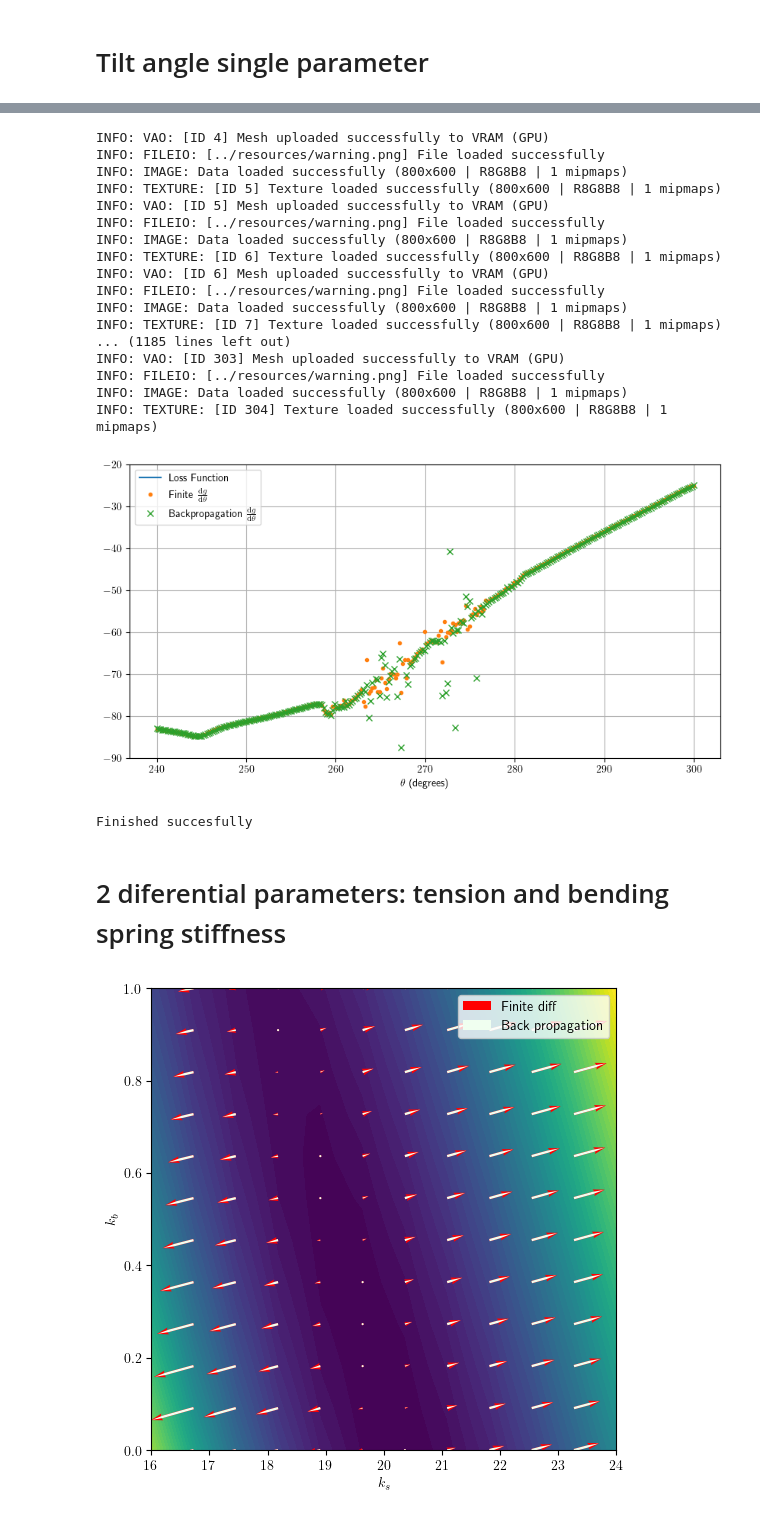
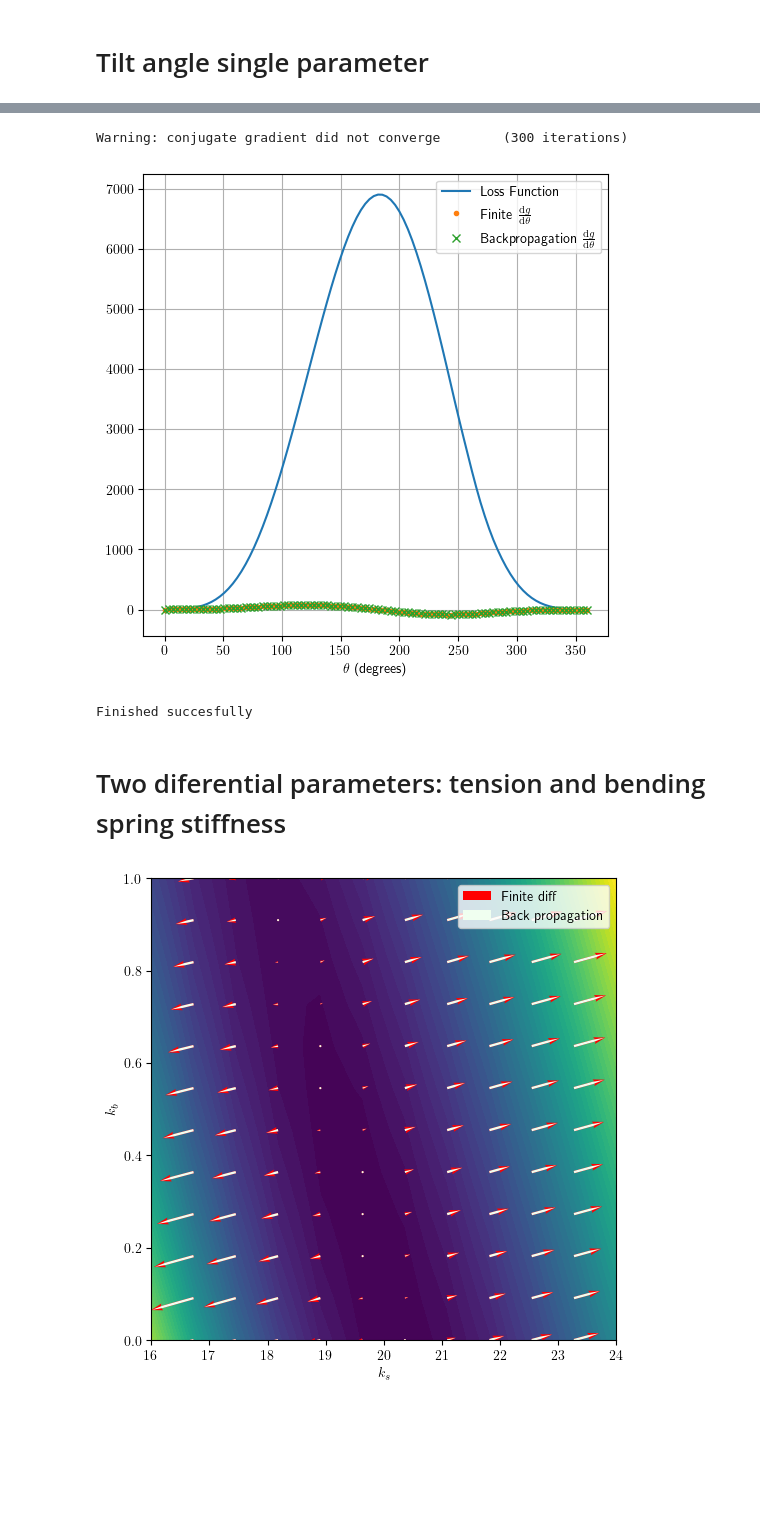
Before and after one commit to MagiRomanya/DiffSimulator, a Jupyter notebook: differentiable/Diff.ipynb, the cells around one changed output, grey strips where cells are left out. Drawn from its saved outputs; the diff is of its cells as text; code cells hidden in the pictures; blank space fills up the shorter version.

```diff
--- a/differentiable/Diff.ipynb
+++ b/differentiable/Diff.ipynb
@@ -68,7 +68,7 @@ from tqdm.notebook import tqdm
 # %%
 k = 20
 k_bend = 0.1
-graphics=True
+graphics=False
 sim = Simulation(k, k_bend, 0, graphics)
 DIFF_FRAMES = 100
 
@@ -130,7 +112,7 @@ nDoF = sim.getDoF()
 mass = sim.getMassMatrix()
 h = sim.getTimeStep()
 
-angle_values = np.linspace(240, 300, 300)
+angle_values = np.linspace(0, 360, 100)
 g_values = []
 dgdp_values = []
 for angle in tqdm(angle_values):
@@ -145,41 +127,25 @@ for i in range(len(g_values)-1):
     dgdp_finite.append(value)
 dgdp_finite.append(dgdp_finite[-1])
 # %% [output]
-INFO: VAO: [ID 4] Mesh uploaded successfully to VRAM (GPU)
-INFO: FILEIO: [../resources/warning.png] File loaded successfully
-INFO: IMAGE: Data loaded successfully (800x600 | R8G8B8 | 1 mipmaps)
-INFO: TEXTURE: [ID 5] Texture loaded successfully (800x600 | R8G8B8 | 1 mipmaps)
-INFO: VAO: [ID 5] Mesh uploaded successfully to VRAM (GPU)
-INFO: FILEIO: [../resources/warning.png] File loaded successfully
-INFO: IMAGE: Data loaded successfully (800x600 | R8G8B8 | 1 mipmaps)
-INFO: TEXTURE: [ID 6] Texture loaded successfully (800x600 | R8G8B8 | 1 mipmaps)
-INFO: VAO: [ID 6] Mesh uploaded successfully to VRAM (GPU)
-INFO: FILEIO: [../resources/warning.png] File loaded successfully
-INFO: IMAGE: Data loaded successfully (800x600 | R8G8B8 | 1 mipmaps)
-INFO: TEXTURE: [ID 7] Texture loaded successfully (800x600 | R8G8B8 | 1 mipmaps)
-... (1185 lines left out)
-INFO: VAO: [ID 303] Mesh uploaded successfully to VRAM (GPU)
-INFO: FILEIO: [../resources/warning.png] File loaded successfully
-INFO: IMAGE: Data loaded successfully (800x600 | R8G8B8 | 1 mipmaps)
-INFO: TEXTURE: [ID 304] Texture loaded successfully (800x600 | R8G8B8 | 1 mipmaps)
+Warning: conjugate gradient did not converge        (300 iterations)
 # %%
 plt.close()
 plt.plot(angle_values, g_values, "-", label="Loss Function")
 plt.plot(angle_values, dgdp_finite, ".", label="Finite $\\frac{\mathrm{d}g}{\mathrm{d}\\theta}$")
 plt.plot(angle_values, dgdp_values, "x", label="Backpropagation $\\frac{\mathrm{d}g}{\mathrm{d}\\theta}$")
 
 plt.legend()
 plt.xlabel("$\\theta$ (degrees)")
-plt.ylim(-90,-20)
+# plt.ylim(-90,-20)
 plt.grid()
 plt.show()
 plt.savefig("figures/test.pdf")
 print("Finished succesfully")
 # %% [output]
-[figure, old version]
+[figure, new version]
 Finished succesfully
 # %% [markdown]
-# 2 diferential parameters: tension and bending spring stiffness
+# Two diferential parameters: tension and bending spring stiffness
 # %%
 from symulathon import Simulation
 import numpy as np
```
Also changed, not shown: parts of 12 cells of this notebook, 2 other files.
